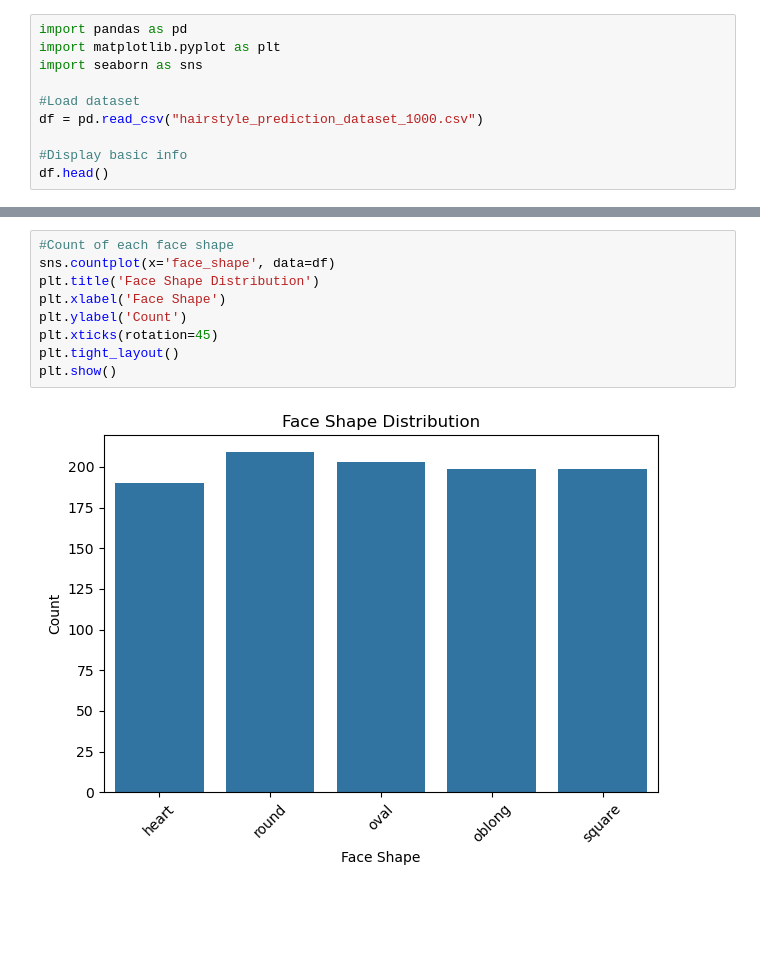
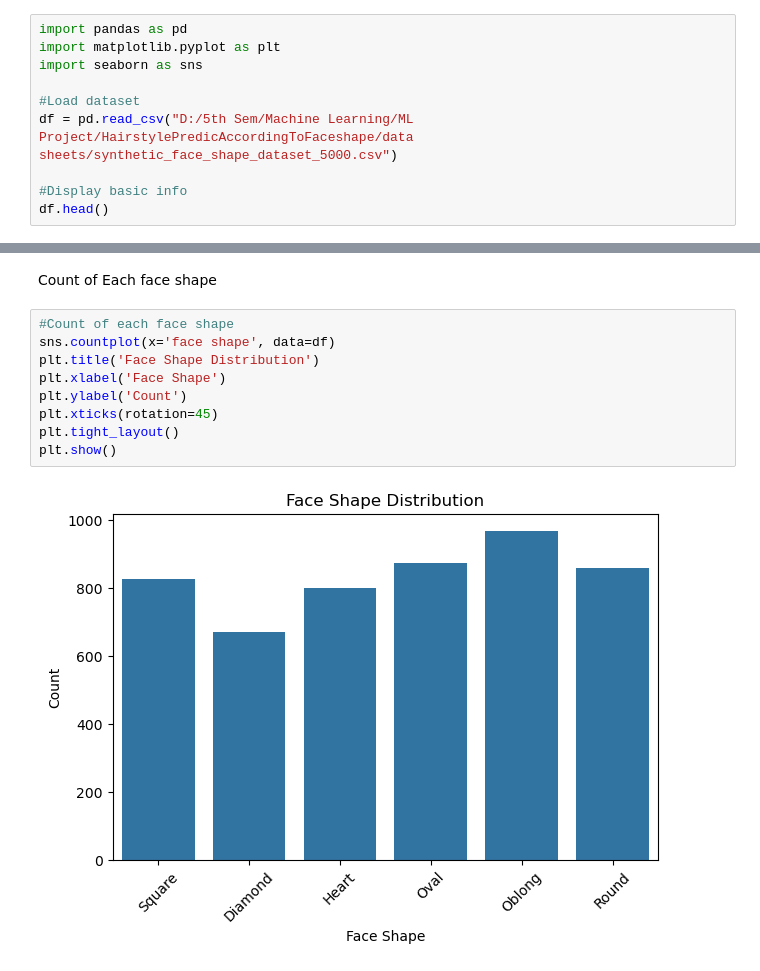
Before and after one commit to sunhesh12/face-shape-hairstyle-ml, a Jupyter notebook: notebooks/SVM_Classification/svm_eda.ipynb, the cells around one changed output, grey strips where cells are left out. Saved outputs shown, nothing was run; the diff lists cells and outputs as text; blank space fills up the shorter version.

```diff
--- a/notebooks/SVM_Classification/svm_eda.ipynb
+++ b/notebooks/SVM_Classification/svm_eda.ipynb
@@ -4,7 +6,7 @@ import matplotlib.pyplot as plt
 import seaborn as sns
 
 #Load dataset
-df = pd.read_csv("hairstyle_prediction_dataset_1000.csv")
+df = pd.read_csv("D:/5th Sem/Machine Learning/ML Project/HairstylePredicAccordingToFaceshape/data sheets/synthetic_face_shape_dataset_5000.csv")
 
 #Display basic info
 df.head()
@@ -45,11 +49,13 @@ memory usage: 47.0+ KB
+# %% [markdown]
+Count of Each face shape
 # %%
 #Count of each face shape
-sns.countplot(x='face_shape', data=df)
+sns.countplot(x='face shape', data=df)
 plt.title('Face Shape Distribution')
 plt.xlabel('Face Shape')
 plt.ylabel('Count')
 plt.xticks(rotation=45)
 plt.tight_layout()
 plt.show()
 # %% [output]
-[figure, old version]
+[figure, new version]
```
Also changed, not shown: parts of 15 cells of this notebook, 6 other files.
